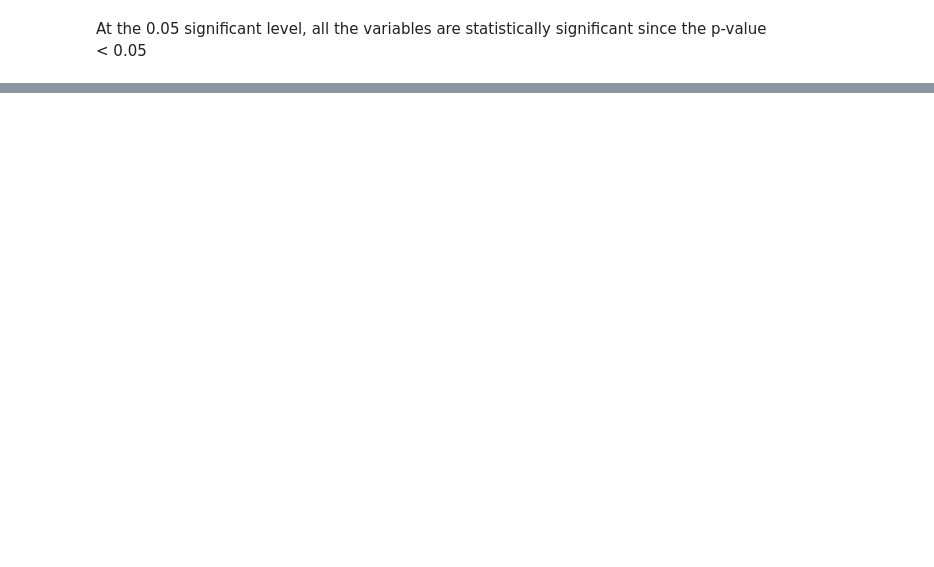
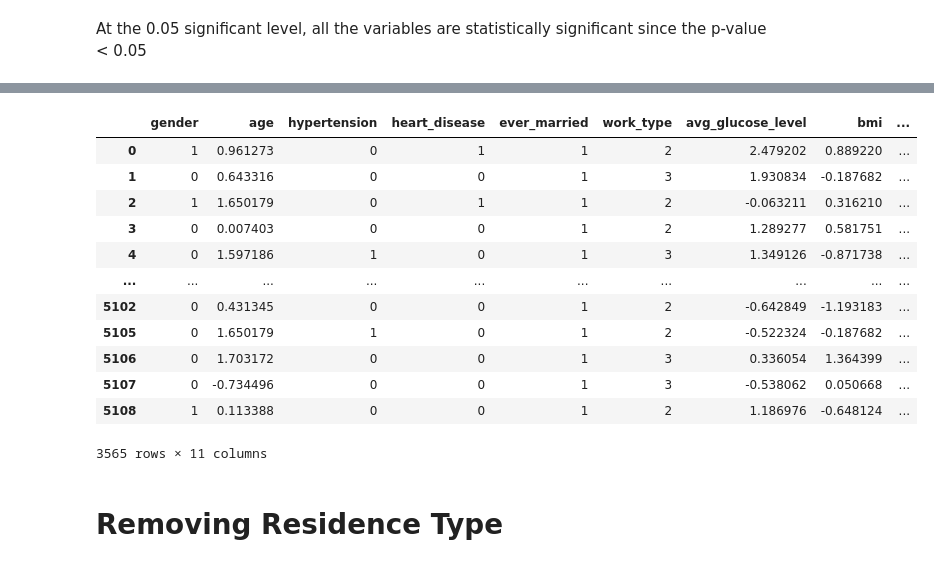
Before and after one commit to summerthia02/bt4222_project, a Jupyter notebook: BT4222.ipynb, the cells around one changed output, grey strips where cells are left out. Drawn from its saved outputs; the diff is of its cells as text; code cells hidden in the pictures; blank space fills up the shorter version.

```diff
--- a/BT4222.ipynb
+++ b/BT4222.ipynb
@@ -347,0 +300,21 @@ plt.show()
+# %%
+#removing residence_type
+
+df2= df.drop('Residence_type', axis=1)
+df2
+# %% [output]
+|  | gender | age | hypertension | heart_disease | ever_married | work_type | avg_glucose_level | bmi | ... |
+| 0 | 1 | 0.961273 | 0 | 1 | 1 | 2 | 2.479202 | 0.889220 | ... |
+| 1 | 0 | 0.643316 | 0 | 0 | 1 | 3 | 1.930834 | -0.187682 | ... |
+| 2 | 1 | 1.650179 | 0 | 1 | 1 | 2 | -0.063211 | 0.316210 | ... |
+| 3 | 0 | 0.007403 | 0 | 0 | 1 | 2 | 1.289277 | 0.581751 | ... |
+| 4 | 0 | 1.597186 | 1 | 0 | 1 | 3 | 1.349126 | -0.871738 | ... |
+| ... | ... | ... | ... | ... | ... | ... | ... | ... | ... |
+| 5102 | 0 | 0.431345 | 0 | 0 | 1 | 2 | -0.642849 | -1.193183 | ... |
+| 5105 | 0 | 1.650179 | 1 | 0 | 1 | 2 | -0.522324 | -0.187682 | ... |
+| 5106 | 0 | 1.703172 | 0 | 0 | 1 | 3 | 0.336054 | 1.364399 | ... |
+| 5107 | 0 | -0.734496 | 0 | 0 | 1 | 3 | -0.538062 | 0.050668 | ... |
+| 5108 | 1 | 0.113388 | 0 | 0 | 1 | 2 | 1.186976 | -0.648124 | ... |
+3565 rows × 11 columns
+# %% [markdown]
+# Removing Residence Type
```
Also changed, not shown: parts of 27 cells of this notebook.
